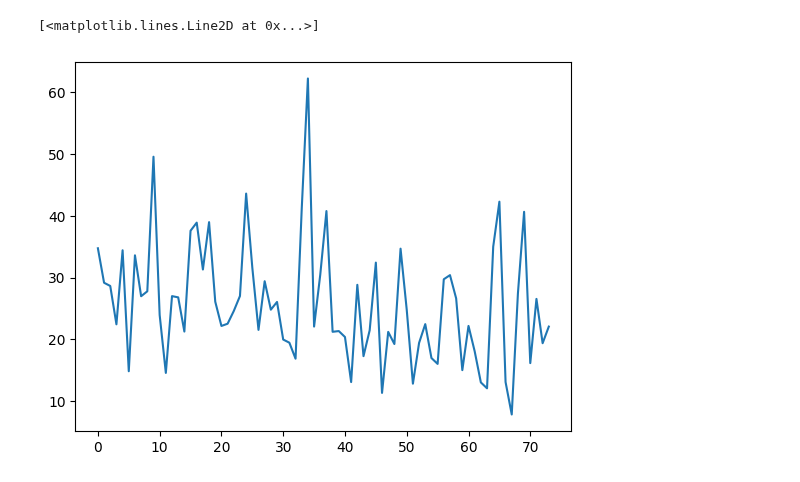
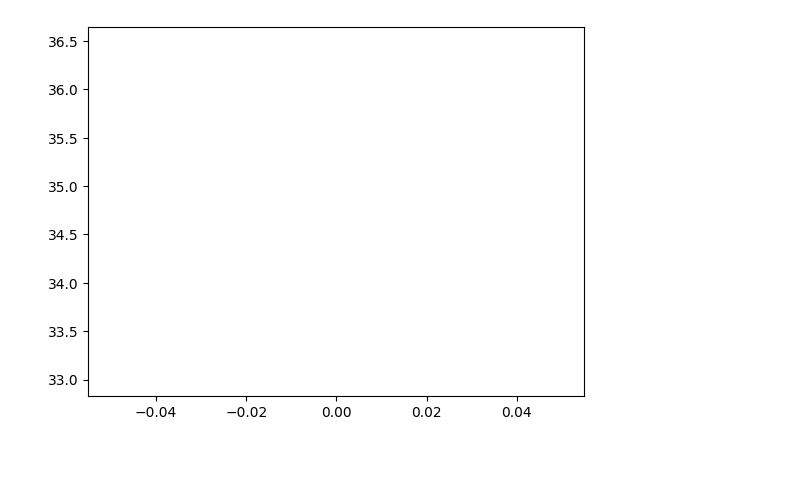
Before and after one commit to hse-scila/EyeFeatures, a Jupyter notebook: eyetracking/preprocessing/test_preprocessing.ipynb, the cells around one changed output. Saved outputs shown, nothing was run; the diff lists cells and outputs as text; code cells hidden in the pictures.

```diff
--- a/eyetracking/preprocessing/test_preprocessing.ipynb
+++ b/eyetracking/preprocessing/test_preprocessing.ipynb
@@ -76,6 +82,6 @@ plt.plot(idt_data.duration)
 # %%
-ihmm = IHMM(x=x, y=y, t=t, pk=['Participant', 'tekst'], fix2sac=0.01, sac2fix=0.01, distrib_params='auto',
-            distance='chebyshev')
+ihmm = IHMM(x=x, y=y, t=t, pk=['Participant', 'tekst'], fix2sac=0.5, sac2fix=0.5, distrib_params='auto',
+            distance='euc')
 ihmm_data = ihmm.transform(data)
 ihmm_data
 # %% [output]
@@ -95,5 +101,4 @@ ihmm_data
 # %%
-plt.plot(ihmm_data.duration)
+plt.plot(ihmm_data[(ihmm_data["Participant"] == 1) & (ihmm_data["tekst"] == 1)].duration);
 # %% [output]
-[<matplotlib.lines.Line2D at 0x...>]
-[figure, old version]
+[figure, new version]
```
Also changed, not shown: parts of 9 cells of this notebook, 3 other files.
